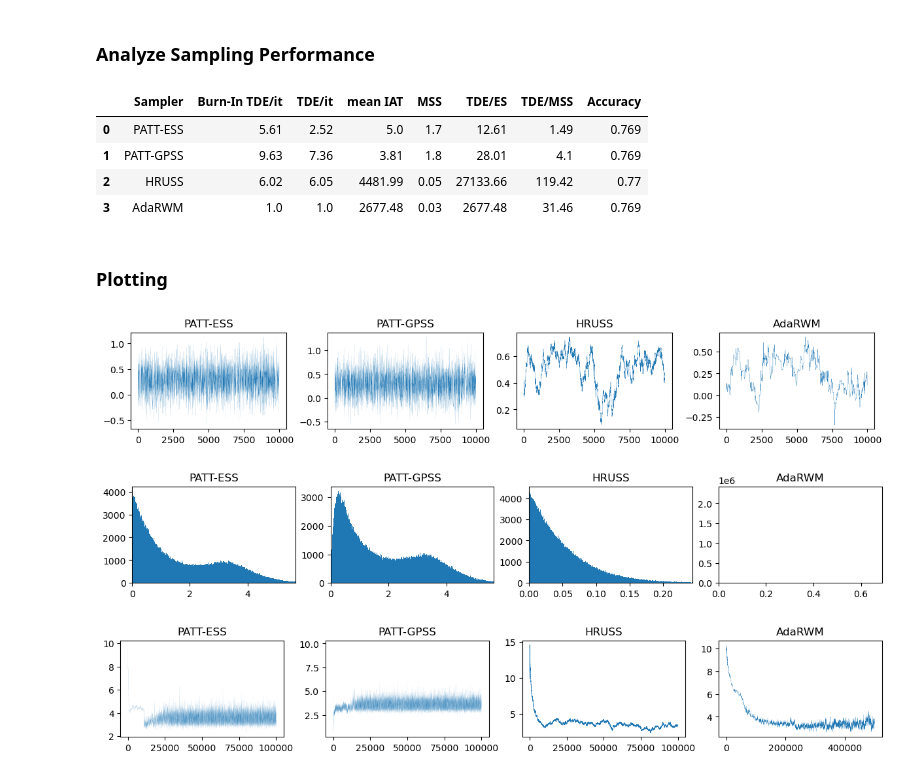
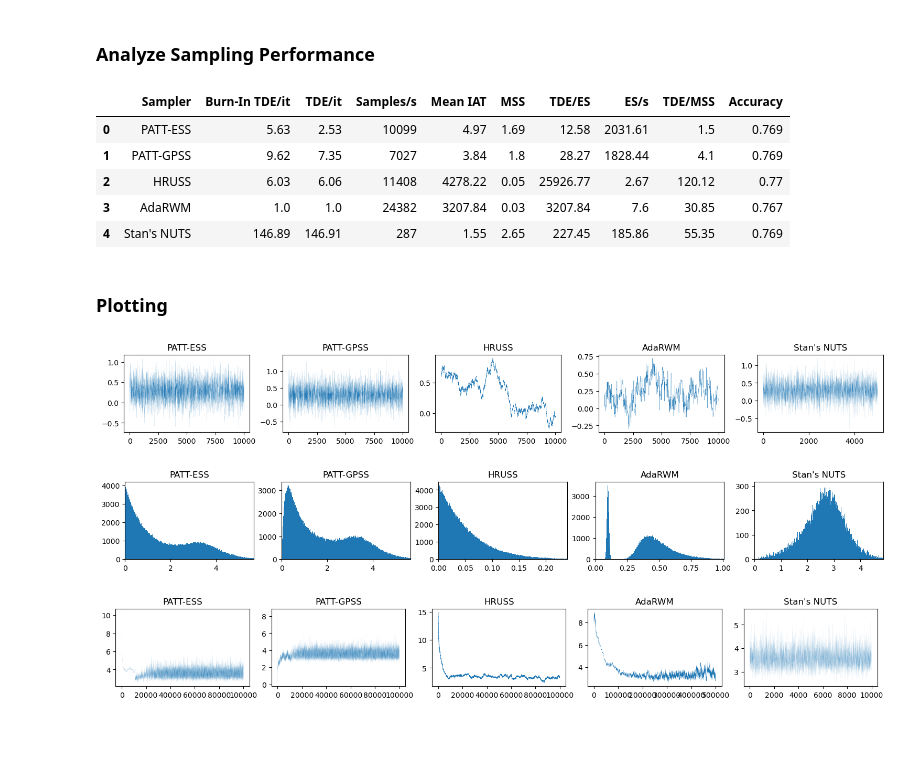
Before and after one commit to microscopic-image-analysis/patt_mcmc, a Jupyter notebook: code/BLR-FE_wine_quality_data.ipynb, the cells around one changed output. Saved outputs shown, nothing was run; the diff lists cells and outputs as text; code cells hidden in the pictures; blank space fills up the shorter version.

Commit message:
Replaced all code files and plots with the versions belonging to the paper's camera ready version, updated the READMEs and requirements file

```diff
--- a/code/BLR-FE_wine_quality_data.ipynb
+++ b/code/BLR-FE_wine_quality_data.ipynb
@@ -154,8 +178,9 @@ Preparing for ATT sampling...
 Starting ATT sampling...
 Assembling output...
 # %%
-samples_ess = np.concatenate([ret_dic['burn-in'], ret_dic['samples'][1:]], axis=0)
-tde_ess = np.concatenate([ret_dic['tde_cnts_burn'], ret_dic['tde_cnts'][1:]], axis=0)
+samples_ess = np.vstack([ret_dic['burn-in'], ret_dic['samples'][1:]])
+tde_ess = np.vstack([ret_dic['tde_cnts_burn'], ret_dic['tde_cnts'][1:]])
+times_ess = np.vstack([ret_dic['runtimes_burn'], ret_dic['runtimes'][1:]])
 means_ess = ret_dic['means']
 covs_ess = ret_dic['covs']
 schedule_ess = ret_dic['schedule']
@@ -187,8 +212,9 @@ Preparing for ATT sampling...
 Starting ATT sampling...
 Assembling output...
 # %%
-samples_gpss = np.concatenate([ret_dic['burn-in'], ret_dic['samples'][1:]], axis=0)
-tde_gpss = np.concatenate([ret_dic['tde_cnts_burn'], ret_dic['tde_cnts'][1:]], axis=0)
+samples_gpss = np.vstack([ret_dic['burn-in'], ret_dic['samples'][1:]])
+tde_gpss = np.vstack([ret_dic['tde_cnts_burn'], ret_dic['tde_cnts'][1:]])
+times_gpss = np.vstack([ret_dic['runtimes_burn'], ret_dic['runtimes'][1:]])
 means_gpss = ret_dic['means']
 covs_gpss = ret_dic['covs']
 schedule_gpss = ret_dic['schedule']
@@ -198,0 +227,2 @@ We refrain from running GESS in this experiment because it would want to run $4d
+# %%
+n_its_stan = n_its // 10
@@ -199,11 +281,16 @@ We refrain from running GESS in this experiment because it would want to run $4d
 # %% [markdown]
 ### Analyze Sampling Performance
 # %%
-snames = ["PATT-ESS", "PATT-GPSS", "HRUSS", "AdaRWM"]
-full_samples = [samples_ess, samples_gpss, samples_hruss, samples_rwm]
-full_tde = [tde_ess, tde_gpss, tde_hruss, tde_rwm]
-n_burns = np.array([n_its, n_its, n_its, n_its_rwm], dtype=int) // 2
+snames = ["PATT-ESS", "PATT-GPSS", "HRUSS", "AdaRWM", "Stan's NUTS"]
 nsam = len(snames)
+full_samples = [samples_ess, samples_gpss, samples_hruss, samples_rwm, samples_stan]
+full_tde = [tde_ess, tde_gpss, tde_hruss, tde_rwm, tge_stan]
+full_times = [times_ess, times_gpss, times_hruss, times_rwm, None] # this list...
+full_total_times = [None, None, None, None, total_time_stan] # ...should complement this list
+n_its_all = np.array([n_its, n_its, n_its, n_its_rwm, n_its_stan], dtype=int)
+n_burns = n_its_all // 2
+n_late_its = n_its_all - n_burns
+n_late_samples = n_chains * n_late_its
 # %%
 burn_samples = [fs[:nb] for fs, nb in zip(full_samples, n_burns)]
 samples = [fs[nb:] for fs, nb in zip(full_samples, n_burns)]
@@ -229,9 +329,11 @@ pd.DataFrame(
         snames,
         np.round(mean_burn_tde, 2),
         np.round(mean_tde, 2),
+        np.array(sams_per_s, dtype=int),
         np.round(mean_iats, 2),
         np.round(msss, 2),
-        np.round(mean_tde * mean_iats, 2), # TDE per effective sample = total TDE / total ES = TDE/it / ES/it = TDE/it / IAT
+        np.round(tde_per_es, 2),
+        np.round(es_per_s, 2),
         np.round(mean_tde / msss, 2), # = TDE/it * (its to move by 1) = TDE to move by 1
         np.round(accuracies, 3),
     ]).T,
@@ -239,41 +341,44 @@ pd.DataFrame(
         "Sampler",
         "Burn-In TDE/it",
         "TDE/it",
-        "mean IAT",
+        "Samples/s",
+        "Mean IAT",
         "MSS",
         "TDE/ES",
+        "ES/s",
         "TDE/MSS",
         "Accuracy",
     ]
 )
 # %% [output]
-|  | Sampler | Burn-In TDE/it | TDE/it | mean IAT | MSS | TDE/ES | TDE/MSS | Accuracy |
-| 0 | PATT-ESS | 5.61 | 2.52 | 5.0 | 1.7 | 12.61 | 1.49 | 0.769 |
-| 1 | PATT-GPSS | 9.63 | 7.36 | 3.81 | 1.8 | 28.01 | 4.1 | 0.769 |
-| 2 | HRUSS | 6.02 | 6.05 | 4481.99 | 0.05 | 27133.66 | 119.42 | 0.77 |
-| 3 | AdaRWM | 1.0 | 1.0 | 2677.48 | 0.03 | 2677.48 | 31.46 | 0.769 |
+|  | Sampler | Burn-In TDE/it | TDE/it | Samples/s | Mean IAT | MSS | TDE/ES | ES/s | TDE/MSS | Accuracy |
+| 0 | PATT-ESS | 5.63 | 2.53 | 10099 | 4.97 | 1.69 | 12.58 | 2031.61 | 1.5 | 0.769 |
+| 1 | PATT-GPSS | 9.62 | 7.35 | 7027 | 3.84 | 1.8 | 28.27 | 1828.44 | 4.1 | 0.769 |
+| 2 | HRUSS | 6.03 | 6.06 | 11408 | 4278.22 | 0.05 | 25926.77 | 2.67 | 120.12 | 0.77 |
+| 3 | AdaRWM | 1.0 | 1.0 | 24382 | 3207.84 | 0.03 | 3207.84 | 7.6 | 30.85 | 0.767 |
+| 4 | Stan's NUTS | 146.89 | 146.91 | 287 | 1.55 | 2.65 | 227.45 | 185.86 | 55.35 | 0.769 |
 # %% [markdown]
 ### Plotting
 # %%
 n_win = int(1e4)
 # %%
-lws = [0.05, 0.05, 0.25, 0.25]
+lws = [0.05, 0.05, 0.25, 0.25, 0.05]
 path = path_prefix + "marginal_trace.png"
 pfs.trace_plot_row([sams[-n_win:,0,0] for sams in samples], snames, filepath=path, lws=lws)
 # %% [output]
-[figure, old version]
+[figure, new version]
 # %%
 plot_steps = [np.copy(fs) for fs in flat_steps]
-plot_steps[2] = plot_steps[2][plot_steps[2] != 0.0]
+plot_steps[3] = plot_steps[3][plot_steps[3] != 0.0]
 path = path_prefix + "steps.png"
 pfs.plot_step_hist_row(plot_steps, snames, filepath=path)
 # %% [output]
-[figure, old version]
+[figure, new version]
 # %%
-lws = [0.025, 0.025, 0.5, 0.1]
+lws = [0.025, 0.025, 0.5, 0.1, 0.025]
 pfs.trace_plot_row([frs[:,0] for frs in full_radii], snames, lws=lws)
 # %% [output]
-[figure, old version]
+[figure, new version]
 # %%
 pfs.trace_plot_row([brs[:,0] for brs in burn_radii], snames, lws=lws)
 # %% [output]
```
Also changed, not shown: parts of 26 cells of this notebook, 59 other files.
